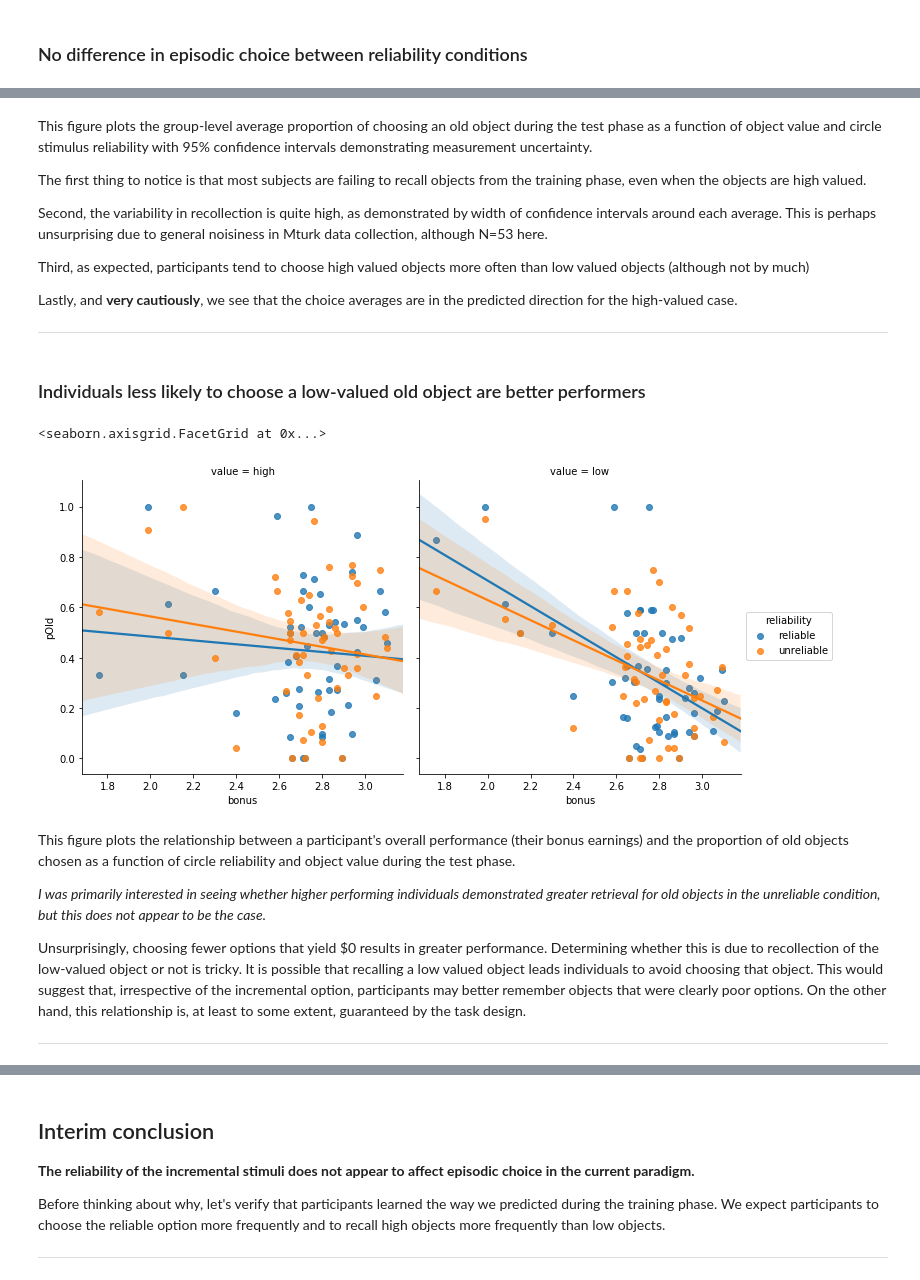
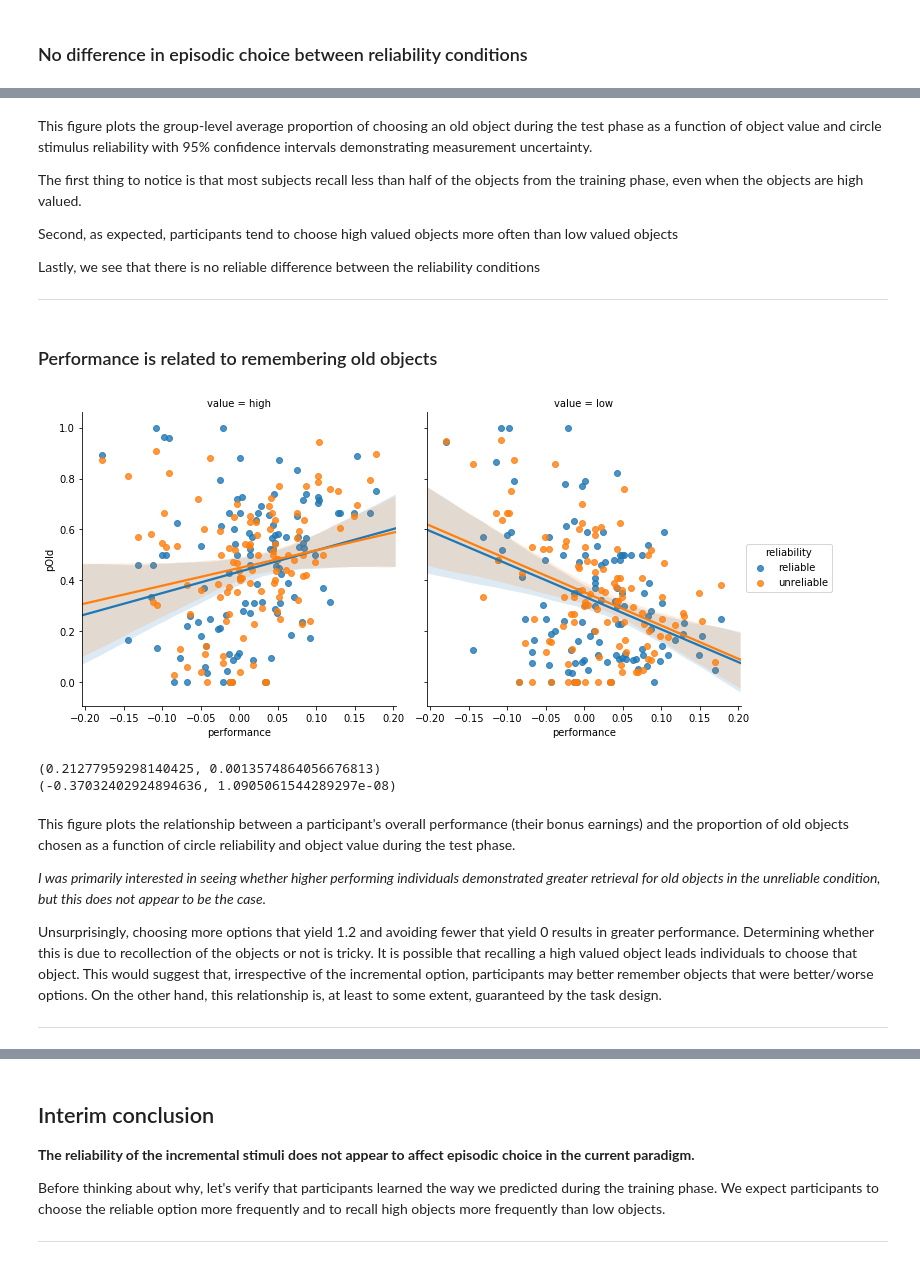
Before and after one commit to boomsbloom/lab_notebooks, a Jupyter notebook: lab_notebooks/eprl_uncertainty_exp1.ipynb, the cells around one changed output, grey strips where cells are left out. Drawn from its saved outputs; the diff is of its cells as text; code cells hidden in the pictures.

```diff
--- a/lab_notebooks/eprl_uncertainty_exp1.ipynb
+++ b/lab_notebooks/eprl_uncertainty_exp1.ipynb
@@ -83,27 +116,33 @@ plt.show()
 # %% [markdown]
 This figure plots the group-level average proportion of choosing an old object during the test phase as a function of object value and circle stimulus reliability with 95% confidence intervals demonstrating measurement uncertainty.
 
-The first thing to notice is that most subjects are failing to recall objects from the training phase, even when the objects are high valued.
+The first thing to notice is that most subjects recall less than half of the objects from the training phase, even when the objects are high valued.
 
-Second, the variability in recollection is quite high, as demonstrated by width of confidence intervals around each average. This is perhaps unsurprising due to general noisiness in Mturk data collection, although N=53 here.
+Second, as expected, participants tend to choose high valued objects more often than low valued objects
 
-Third, as expected, participants tend to choose high valued objects more often than low valued objects (although not by much)
-
-Lastly, and **very cautiously**, we see that the choice averages are in the predicted direction for the high-valued case.
+Lastly, we see that there is no reliable difference between the reliability conditions
 
 ---
-# %% [markdown]
-### Individuals less likely to choose a low-valued old object are better performers
-# %%
-sns.lmplot(x='bonus',y='pOld',hue='reliability',col='value',data=agg_data)
-# %% [output]
-<seaborn.axisgrid.FacetGrid at 0x...>
-[figure, removed]
+# %% [markdown]
+### Performance is related to remembering old objects
+# %%
+sns.lmplot(x='performance',y='pOld',hue='reliability',col='value',data=t_data)
+plt.show()
+
+from scipy.stats import pearsonr
+print(pearsonr(t_data[t_data.value == 'high'] \
+               .pOld,t_data[t_data.value == 'high'].performance))
+print(pearsonr(t_data[t_data.value == 'low'] \
+               .pOld,t_data[t_data.value == 'low'].performance))
+# %% [output]
+[figure, added]
+(0.21277959298140425, 0.0013574864056676813)
+(-0.37032402924894636, 1.0905061544289297e-08)
 # %% [markdown]
 This figure plots the relationship between a participant's overall performance (their bonus earnings) and the proportion of old objects chosen as a function of circle reliability and object value during the test phase.
 
 *I was primarily interested in seeing whether higher performing individuals demonstrated greater retrieval for old objects in the unreliable condition, but this does not appear to be the case.*
 
-Unsurprisingly, choosing fewer options that yield $0 results in greater performance. Determining whether this is due to recollection of the low-valued object or not is tricky. It is possible that recalling a low valued object leads individuals to avoid choosing that object. This would suggest that, irrespective of the incremental option, participants may better remember objects that were clearly poor options. On the other hand, this relationship is, at least to some extent, guaranteed by the task design.
+Unsurprisingly, choosing more options that yield 1.2 and avoiding fewer that yield 0 results in greater performance. Determining whether this is due to recollection of the objects or not is tricky. It is possible that recalling a high valued object leads individuals to choose that object. This would suggest that, irrespective of the incremental option, participants may better remember objects that were better/worse options. On the other hand, this relationship is, at least to some extent, guaranteed by the task design.
 
 ---
```
Also changed, not shown: parts of 21 cells of this notebook.
